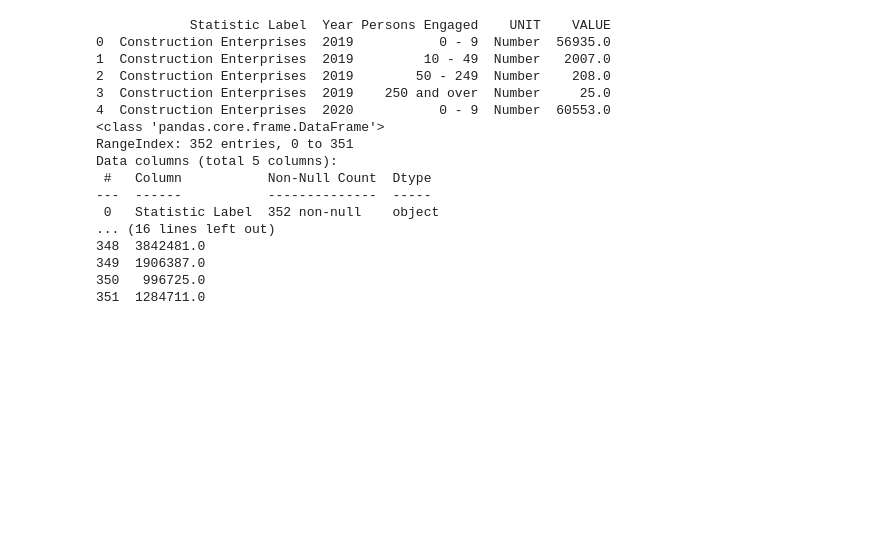
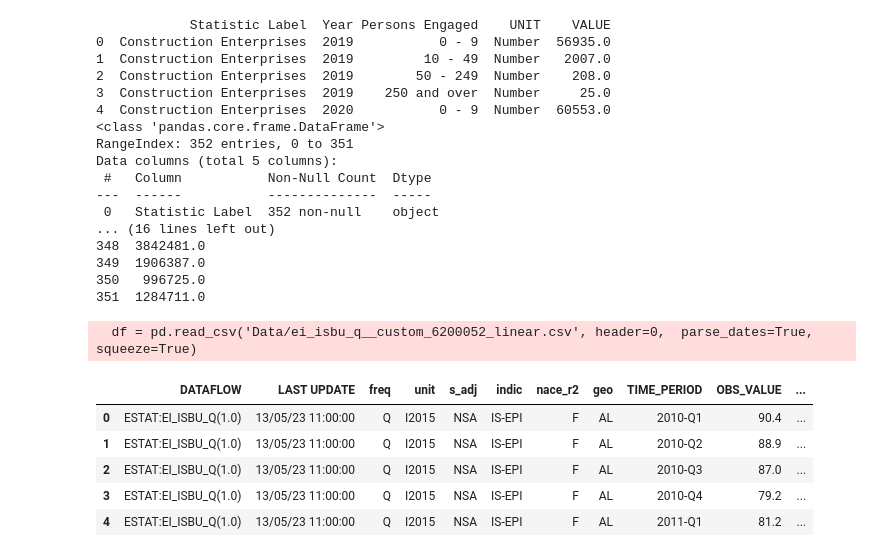
Before and after one commit to sbs23100/MScDataAnalyticsCA2, a Jupyter notebook: irishConstructionData.ipynb, the cells around one changed output. Saved outputs shown, nothing was run; the diff lists cells and outputs as text; code cells hidden in the pictures; blank space fills up the shorter version.

```diff
--- a/irishConstructionData.ipynb
+++ b/irishConstructionData.ipynb
@@ -182,3 +182,17 @@ Data columns (total 5 columns):
 349  1906387.0
 350   996725.0
 351  1284711.0
+# %%
+# reference https://ec.europa.eu/eurostat/databrowser/view/EI_ISBU_Q__custom_6200052/settings_1/table?lang=en
+df = pd.read_csv('Data/ei_isbu_q__custom_6200052_linear.csv', header=0,  parse_dates=True, squeeze=True)
+# %% [output]
+  df = pd.read_csv('Data/ei_isbu_q__custom_6200052_linear.csv', header=0,  parse_dates=True, squeeze=True)
+# %%
+df.head(5)
+# %% [output]
+|  | DATAFLOW | LAST UPDATE | freq | unit | s_adj | indic | nace_r2 | geo | TIME_PERIOD | OBS_VALUE | ... |
+| 0 | ESTAT:EI_ISBU_Q(1.0) | 13/05/23 11:00:00 | Q | I2015 | NSA | IS-EPI | F | AL | 2010-Q1 | 90.4 | ... |
+| 1 | ESTAT:EI_ISBU_Q(1.0) | 13/05/23 11:00:00 | Q | I2015 | NSA | IS-EPI | F | AL | 2010-Q2 | 88.9 | ... |
+| 2 | ESTAT:EI_ISBU_Q(1.0) | 13/05/23 11:00:00 | Q | I2015 | NSA | IS-EPI | F | AL | 2010-Q3 | 87.0 | ... |
+| 3 | ESTAT:EI_ISBU_Q(1.0) | 13/05/23 11:00:00 | Q | I2015 | NSA | IS-EPI | F | AL | 2010-Q4 | 79.2 | ... |
+| 4 | ESTAT:EI_ISBU_Q(1.0) | 13/05/23 11:00:00 | Q | I2015 | NSA | IS-EPI | F | AL | 2011-Q1 | 81.2 | ... |
```
Also changed, not shown: parts of 3 cells of this notebook, 1 other file.
